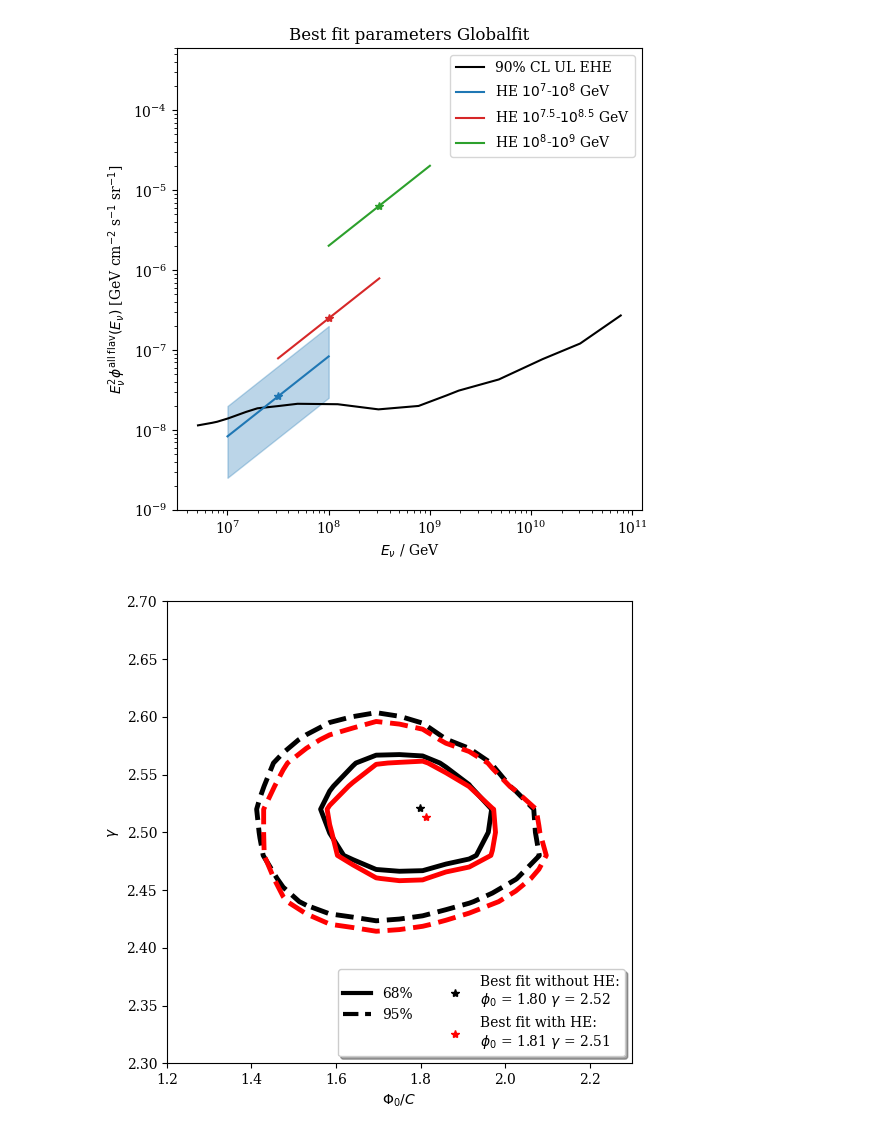
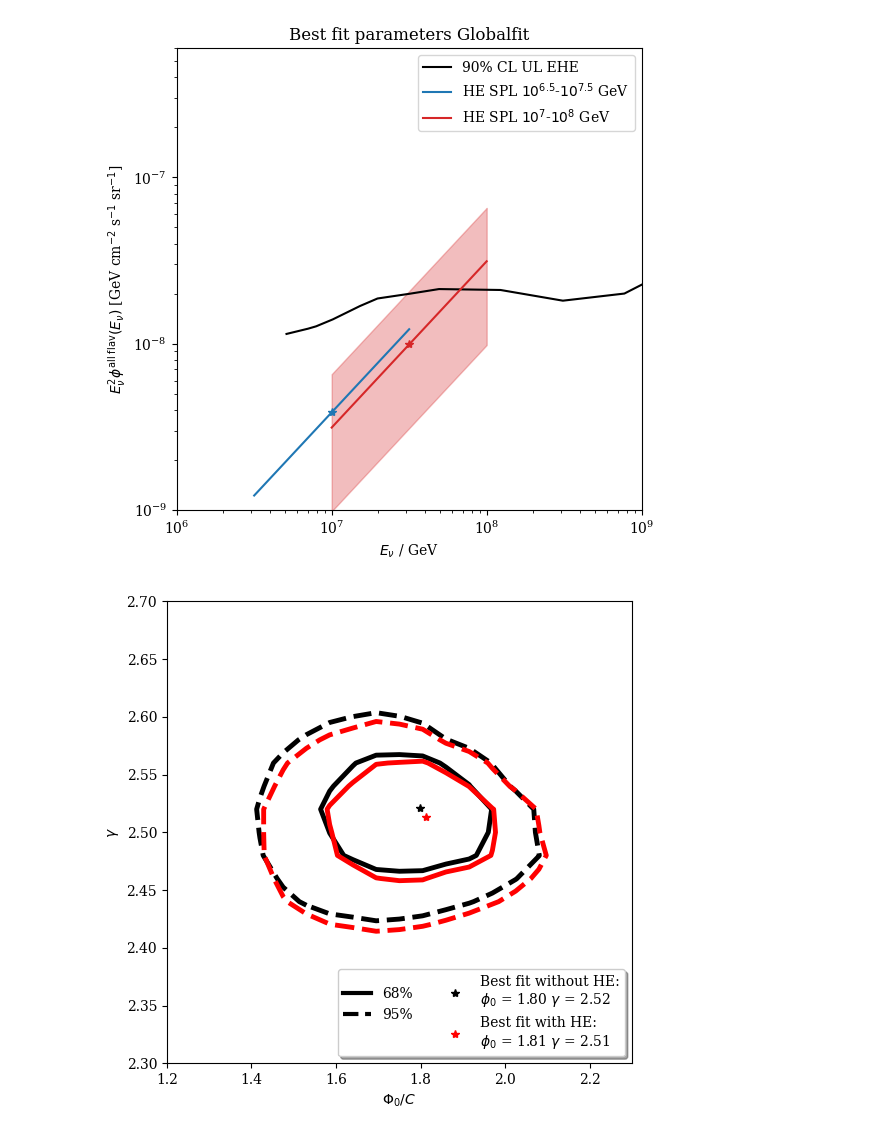
Before and after one commit to tjuanve/icc-ana, a Jupyter notebook: combined_track_shower/plots/diffuse_call_12dec_extraSPL.ipynb, the cells around one changed output. Drawn from its saved outputs; the diff is of its cells as text; code cells hidden in the pictures.

Commit message:
update plots

```diff
--- a/combined_track_shower/plots/diffuse_call_12dec_extraSPL.ipynb
+++ b/combined_track_shower/plots/diffuse_call_12dec_extraSPL.ipynb
@@ -60,7 +57,7 @@ scan_dir_dict = {
 
                  }
 # %%
-drop_unsuccessful = False
+drop_unsuccessful = True
 
 scan_dict = {}
 
@@ -205,7 +190,8 @@ def find_errors( name, bestfitname ):
 # %%
 errors = {}
 
-keys = ["SPL_10_100PeV","BPL_10_100PeV"]
+# keys = ["BPL_3_30PeV","BPL_10_100PeV"]
+keys = ["BPL_10_100PeV"]
 
 for key in keys:
 
@@ -219,5 +205,5 @@ for key in keys:
 
 # for name in scan_dir_dict:
 #     if "2D" in name or "scan" in name: continue
-#     find_errors(name)
+#     find_errors(name, name)
 # %% [output]
@@ -297,11 +260,14 @@ flux_powerlaw = {}
 flux_powerlaw_low = {}
 flux_powerlaw_high = {}
 
-keys = ["BPL_10_100PeV","BPL_30_300PeV", "BPL_100_1000PeV"]
-labels = [r"HE $10^7$-$10^8$ GeV",r"HE $10^{7.5}$-$10^{8.5}$ GeV",r"HE $10^8$-$10^9$ GeV"]
-bounds = [(7,8),(7.5,8.5),(8,9)]
+# keys = ["BPL_3_30PeV","BPL_10_100PeV","BPL_30_300PeV", "BPL_100_1000PeV"]
+keys = ["BPL_3_30PeV","BPL_10_100PeV"]
+labels = [r"HE SPL $10^{6.5}$-$10^{7.5}$ GeV",r"HE SPL $10^7$-$10^8$ GeV",r"HE $10^{7.5}$-$10^{8.5}$ GeV",r"HE $10^8$-$10^9$ GeV"]
+astro_he_norm_keys = ["astro_he_norm_3_30PeV","astro_he_norm_10_100PeV","astro_he_norm_30_300PeV","astro_he_norm_100_1000PeV"]
+bounds = [(6.5,7.5),(7,8),(7.5,8.5),(8,9)]
 centers = [7.5,8.,8.5]
-colors = ["C0", "C3", "C2"]
+centers = [7.,7.5,8.,8.5]
+colors = ["C0", "C3", "C2", "C4"]
 
 # plotting
 fig, (ax) = plt.subplots(1, 1)
@@ -309,40 +275,40 @@ fig, (ax) = plt.subplots(1, 1)
 ax.plot( ehe_csv["energy"],  ehe_csv["ul"], label = "90% CL UL EHE", color = "black" )
 
 for i,key in enumerate(keys):
-    bestfit_astro_he_norm[key] = bestfits[key]["astro_he_norm"]
+    bestfit_astro_he_norm[key] = bestfits[key][astro_he_norm_keys[i]]
     log_energies[key] = np.linspace(bounds[i][0],bounds[i][1],1001)
     energies[key] = 10**log_energies[key]
     flux_powerlaw[key] = powerlaw( energies[key], norm = bestfit_astro_he_norm[key]*norm_factor, gamma = 1)
     ax.plot( energies[key], flux_powerlaw[key], label = labels[i], color = colors[i] )
     ax.plot( [10**centers[i]], [3*bestfit_astro_he_norm[key]*norm_factor*(10**centers[i]/1e5)**(2-1.0)], "*", color = colors[i] )
 
 key = "BPL_10_100PeV"
-i = 0
+i = 1
 
 bestfit_astro_he_norm_low[key] = errors[key]["low"]
 bestfit_astro_he_norm_high[key] = errors[key]["high"]
 
 flux_powerlaw_low[key] = powerlaw( energies[key], norm = bestfit_astro_he_norm_low[key]*norm_factor, gamma = 1)
 flux_powerlaw_high[key] = powerlaw( energies[key], norm = bestfit_astro_he_norm_high[key]*norm_factor, gamma = 1)
 
 plt.fill_between( energies[key], flux_powerlaw_low[key], flux_powerlaw_high[key], color=colors[i], alpha=0.3)
 
 ax.set_xlabel(r"$E_{\nu}$ / GeV")
 ax.set_ylabel(r"$E_{\nu}^2 \phi^{\text{all flav}}(E_\nu)$ [GeV cm$^{-2}$ s$^{-1}$ sr$^{-1}$]")
 
 ax.set_title("Best fit parameters Globalfit")
 
 ax.set_yscale("log")
 ax.set_xscale("log")
 
-ax.set_ylim( [ 1e-1,1e3 ])
-ax.set_ylim( [ 1e-9,6e-4 ])
+ax.set_xlim( [ 1e6,1e9 ])
+ax.set_ylim( [ 1e-9,6e-7 ])
 
 ax.legend(ncol = 1)
 
-plt.savefig(f"{plotting_path}/diff_limit_ehe.pdf")
+plt.savefig(f"{plotting_path}/diff_limit_ehe_reco_10_100PeV.pdf")
 # %% [output]
-[figure, old version]
+[figure, new version]
 # %%
 name1 = "SPL_10_100PeV_2D"
 name2 = "he_SPL_10_100PeV_2D"
```
Also changed, not shown: parts of 9 cells of this notebook, 7 other files.
